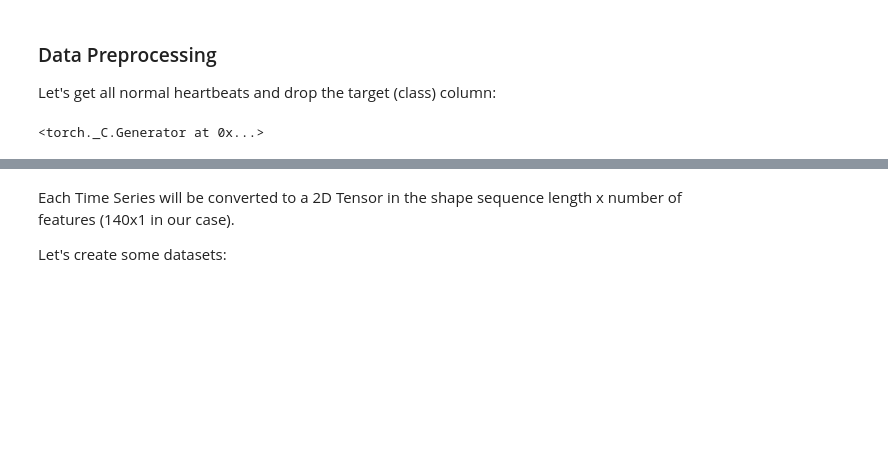
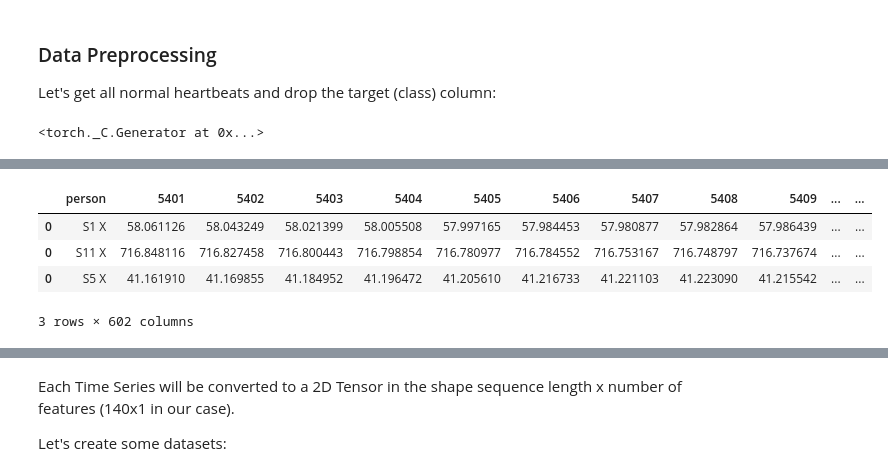
Before and after one commit to HieronymusEsteban/autoencoder_timeseries, a Jupyter notebook: autoencoder_first_try.ipynb, the cells around one changed output, grey strips where cells are left out. Cells and saved outputs as stored; diff of their text form; code cells hidden in the pictures; blank space fills up the shorter version.

```diff
--- a/autoencoder_first_try.ipynb
+++ b/autoencoder_first_try.ipynb
@@ -1119,0 +1134,16 @@ std_scaler = StandardScaler()
+# %%
+frames_to_stack = []
+
+groups = list(set(test_df.group_id))
+groups
+for group in groups:
+    test_df_group = test_df[test_df.group_id == group]
+    print(test_df_group.shape)
+    persons = list(set(test_df_group.person))
+    for person in persons:
+        test_df_group_person = test_df_group[test_df_group.person == person]
+        fitted_scaler = fitted_scalers[group][person]
+        sc_test_df_group_person = scale_time_series(test_df_group_person, group, person, fitted_scaler)
+        frames_to_stack.append(sc_test_df_group_person)
+
+test_df_scaled = pd.concat(frames_to_stack)
@@ -1119,0 +1199,8 @@ std_scaler = StandardScaler()
+# %%
+test_df_scaled.head(3)
+# %% [output]
+|  | person | 5401 | 5402 | 5403 | 5404 | 5405 | 5406 | 5407 | 5408 | 5409 | ... | ... |
+| 0 | S1 X | 58.061126 | 58.043249 | 58.021399 | 58.005508 | 57.997165 | 57.984453 | 57.980877 | 57.982864 | 57.986439 | ... | ... |
+| 0 | S11 X | 716.848116 | 716.827458 | 716.800443 | 716.798854 | 716.780977 | 716.784552 | 716.753167 | 716.748797 | 716.737674 | ... | ... |
+| 0 | S5 X | 41.161910 | 41.169855 | 41.184952 | 41.196472 | 41.205610 | 41.216733 | 41.221103 | 41.223090 | 41.215542 | ... | ... |
+3 rows × 602 columns
```
Also changed, not shown: parts of 49 cells of this notebook.
